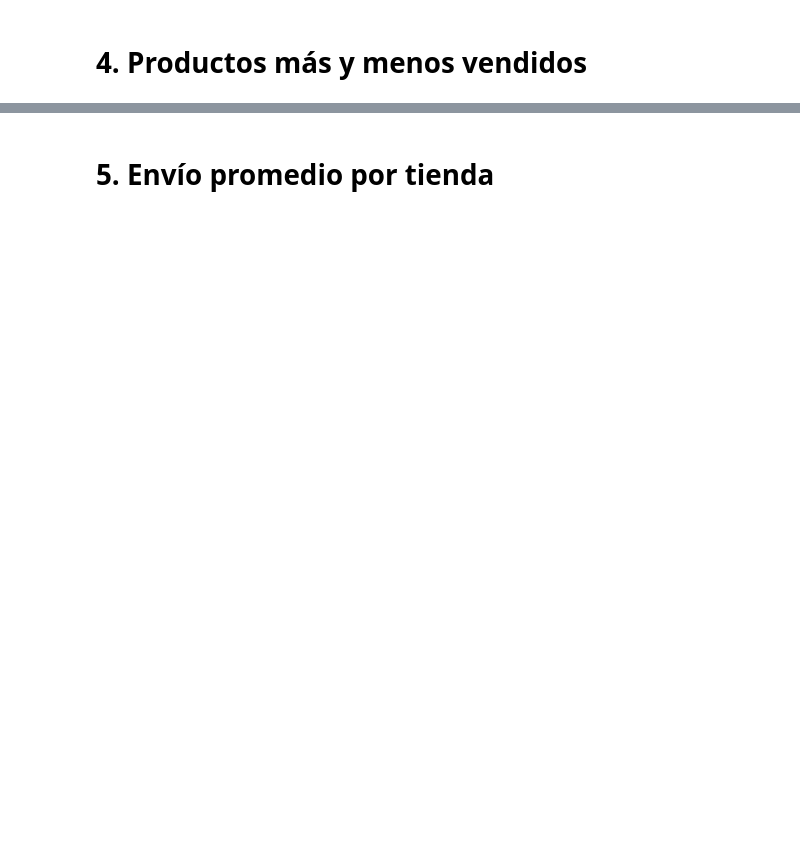
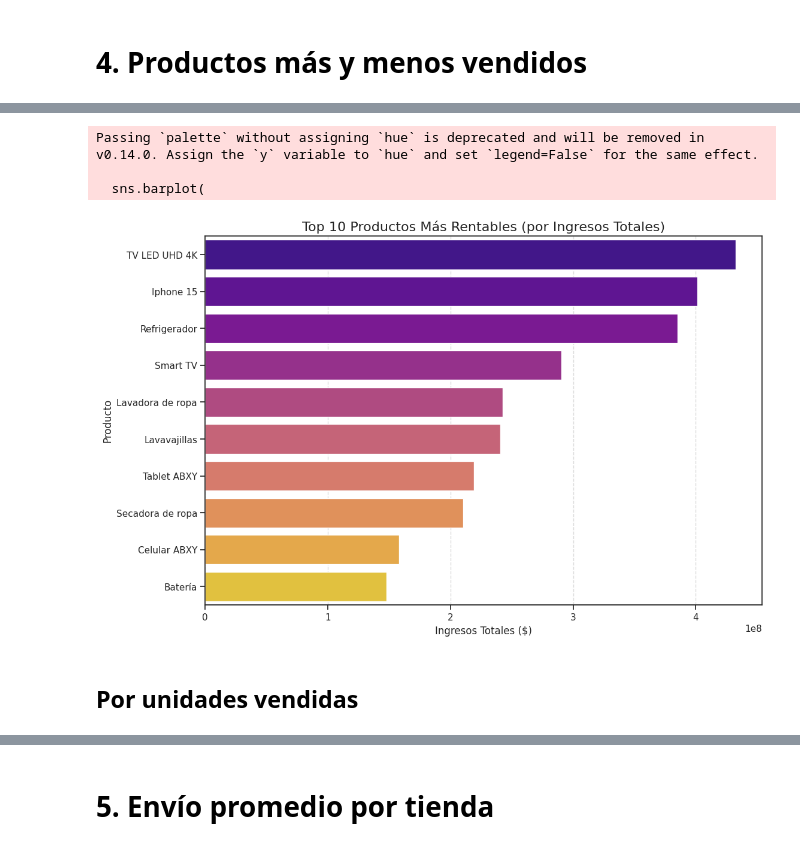
Before and after one commit to nikovido/datascience-alurastore-ONE-alura, a Jupyter notebook: AluraStoreLatam.ipynb, the cells around one changed output, grey strips where cells are left out. Drawn from its saved outputs; the diff is of its cells as text; code cells hidden in the pictures; blank space fills up the shorter version.

```diff
--- a/AluraStoreLatam.ipynb
+++ b/AluraStoreLatam.ipynb
@@ -33,0 +310,16 @@ tienda.head()
+# %%
+# Primero vamos a analizar los que ingresaron más dinero
+
+# Agrupamos por 'Producto', sumamos el 'Precio' y ordenamos
+ingresos_por_producto = tiendas.groupby('Producto')['Precio'].sum().sort_values(ascending=False)
+
+# --- LOS MÁS RENTABLES ---
+print("--- TOP 10 MÁS RENTABLES (POR INGRESOS TOTALES) ---")
+print(ingresos_por_producto.head(10))
+
+print("\n" + "="*50 + "\n")
+
+# --- LOS MENOS RENTABLES ---
+# .tail(10) nos da los 10 productos que MENOS ingresos generaron
+print("--- 10 MENOS RENTABLES (POR INGRESOS TOTALES) ---")
+print(ingresos_por_producto.tail(10))
@@ -33,0 +344,38 @@ tienda.head()
+# %%
+# Graficamos el TOP 10 de productos por INGRESOS (rentabilidad)
+# (usando tu variable 'ingresos_por_producto')
+
+import matplotlib.pyplot as plt
+import seaborn as sns
+
+# 1. Asumo que esta variable ya existe de tu paso anterior:
+# ingresos_por_producto = tiendas.groupby('Producto')['Precio'].sum().sort_values(ascending=False)
+
+# 2. Creamos el sub-set del TOP 10 a partir de tu variable
+top10_ingresos = ingresos_por_producto.head(10)
+
+# 3. Setup de la figura
+plt.figure(figsize=(12, 8))
+
+# 4. Graficamos con Seaborn (horizontal)
+sns.barplot(
+    x=top10_ingresos.values,    # Eje X: Los valores (la suma de 'Precio')
+    y=top10_ingresos.index,     # Eje Y: El índice (nombre del 'Producto')
+    palette="plasma"            # 'plasma' es otra paleta, para variar
+)
+
+# 5. Títulos y etiquetas
+plt.title('Top 10 Productos Más Rentables (por Ingresos Totales)', fontsize=16)
+plt.xlabel('Ingresos Totales ($)', fontsize=12)
+plt.ylabel('Producto', fontsize=12)
+plt.grid(axis='x', linestyle='--', alpha=0.7)
+
+# Mostramos el gráfico
+plt.show()
+# %% [output]
+Passing `palette` without assigning `hue` is deprecated and will be removed in v0.14.0. Assign the `y` variable to `hue` and set `legend=False` for the same effect.
+
+  sns.barplot(
+[figure, added]
+# %% [markdown]
+## Por unidades vendidas
```
Also changed, not shown: parts of 21 cells of this notebook.
